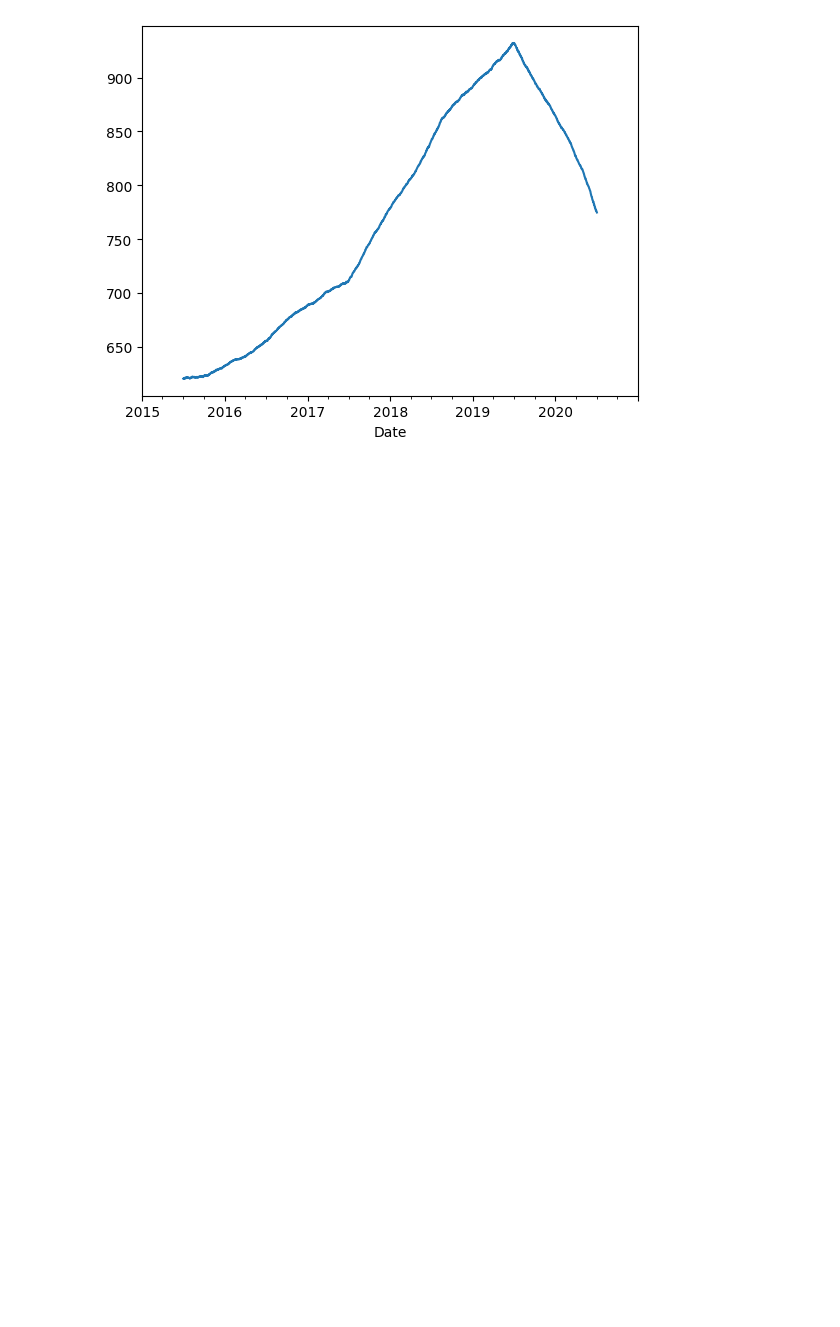
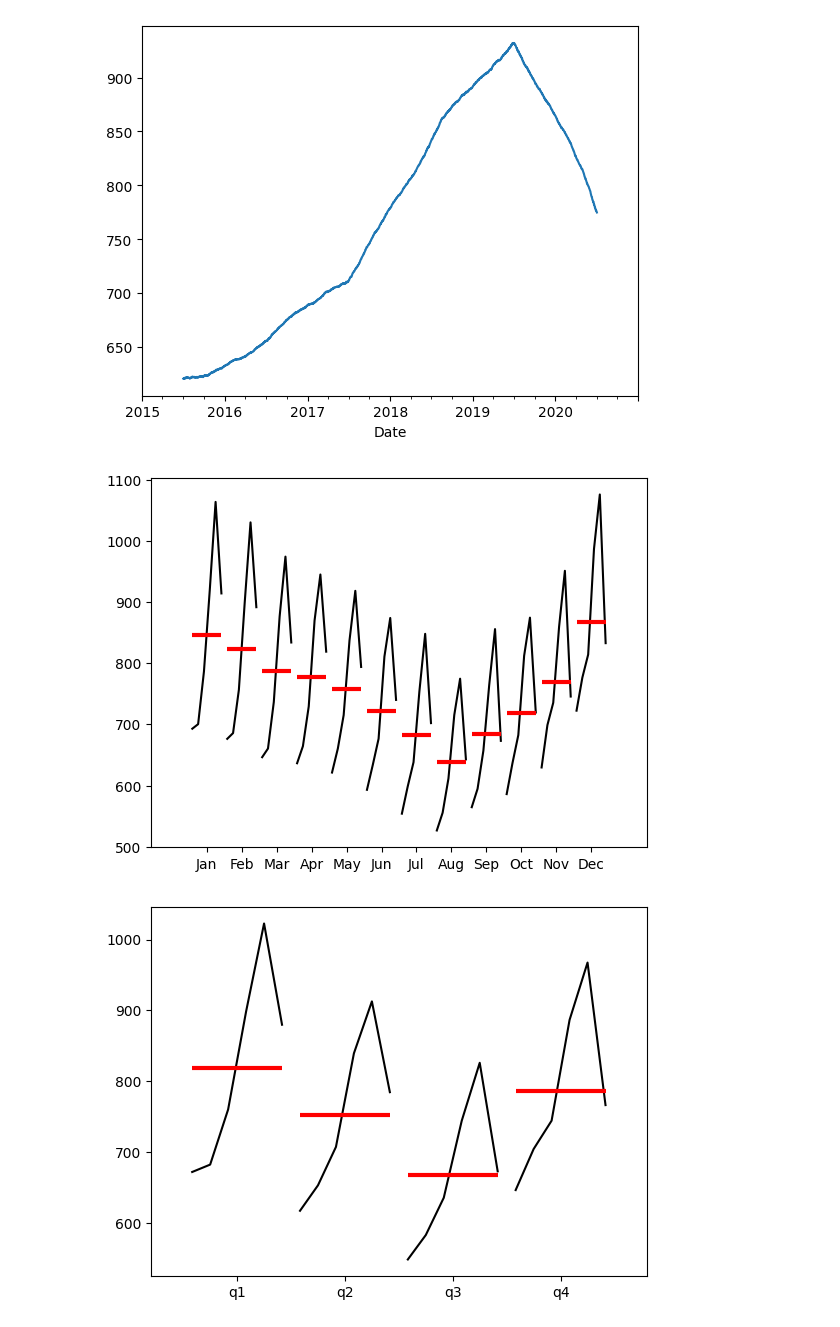
Before and after one commit to jeremysb1/forecasting, a Jupyter notebook: eda_template.ipynb, the cells around one changed output. Saved outputs shown, nothing was run; the diff lists cells and outputs as text; code cells hidden in the pictures; blank space fills up the shorter version.

Commit message:
added seasonal graphs

```diff
--- a/eda_template.ipynb
+++ b/eda_template.ipynb
@@ -70,3 +72,10 @@ decomposition.resid.plot();
 decomposition.trend.plot();
 # %% [output]
 [figure]
+# %%
+#seasonal graphs
+month_plot(df.y.resample(rule = 'MS').mean());
+quarter_plot(df.y.resample(rule = 'Q').mean());
+# %% [output]
+[figure, added]
+[figure, added]
```
Also changed, not shown: parts of 2 cells of this notebook.
